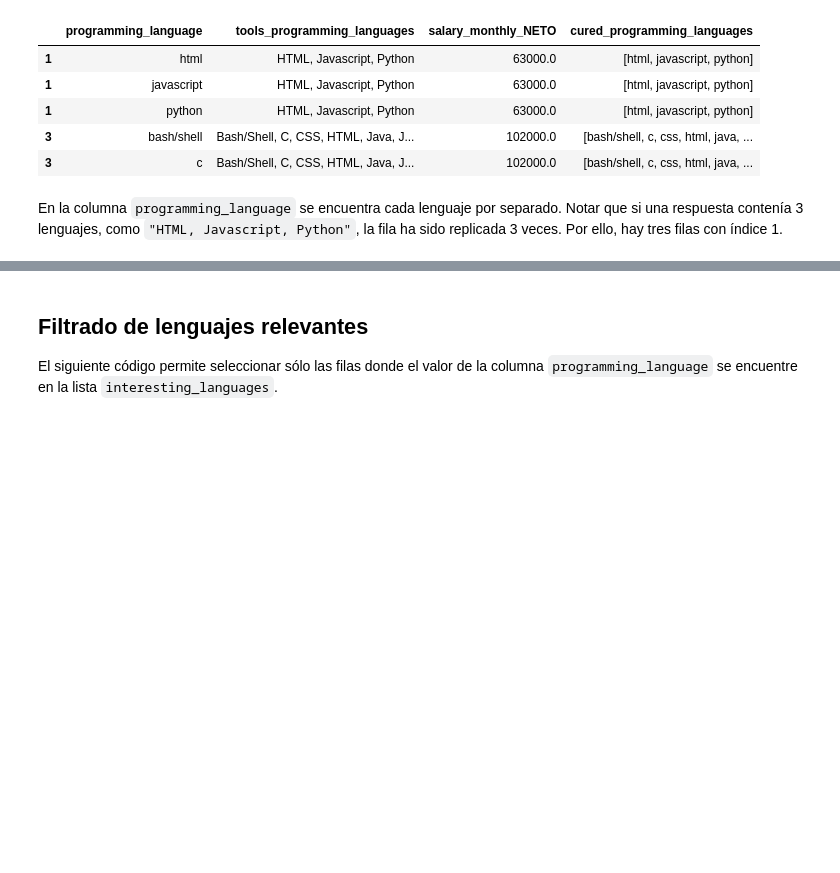
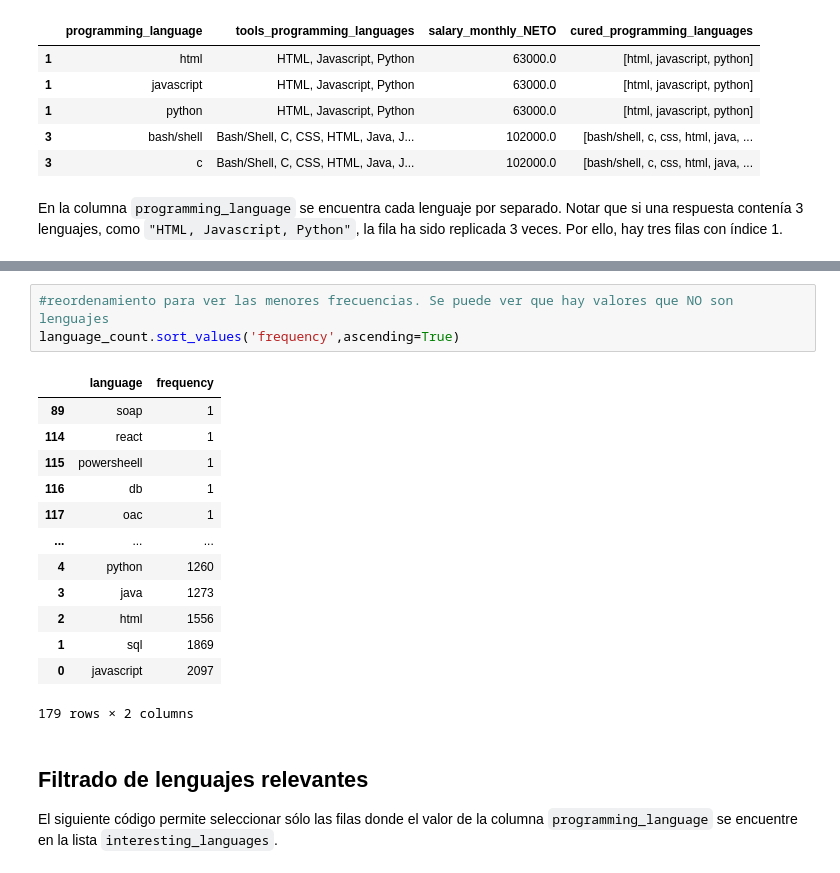
Before and after one commit to ferborghello/Diplo2022_Grupo16, a Jupyter notebook: Entregable_Parte_1_Intento_RR.ipynb, the cells around one changed output, grey strips where cells are left out. Saved outputs shown, nothing was run; the diff lists cells and outputs as text; blank space fills up the shorter version.

Commit message:
Avance hasta determinar frecuencias por lenguaje e identificar datos que no son lenguajes

```diff
--- a/Entregable_Parte_1_Intento_RR.ipynb
+++ b/Entregable_Parte_1_Intento_RR.ipynb
@@ -207,3 +208,20 @@ language_count[:10]
+# %%
+#reordenamiento para ver las menores frecuencias. Se puede ver que hay valores que NO son lenguajes
+language_count.sort_values('frequency',ascending=True)
+# %% [output]
+|  | language | frequency |
+| 89 | soap | 1 |
+| 114 | react | 1 |
+| 115 | powersheell | 1 |
+| 116 | db | 1 |
+| 117 | oac | 1 |
+| ... | ... | ... |
+| 4 | python | 1260 |
+| 3 | java | 1273 |
+| 2 | html | 1556 |
+| 1 | sql | 1869 |
+| 0 | javascript | 2097 |
+179 rows × 2 columns
 # %% [markdown]
 ## Filtrado de lenguajes relevantes
 
```
Also changed, not shown: parts of 9 cells of this notebook.
